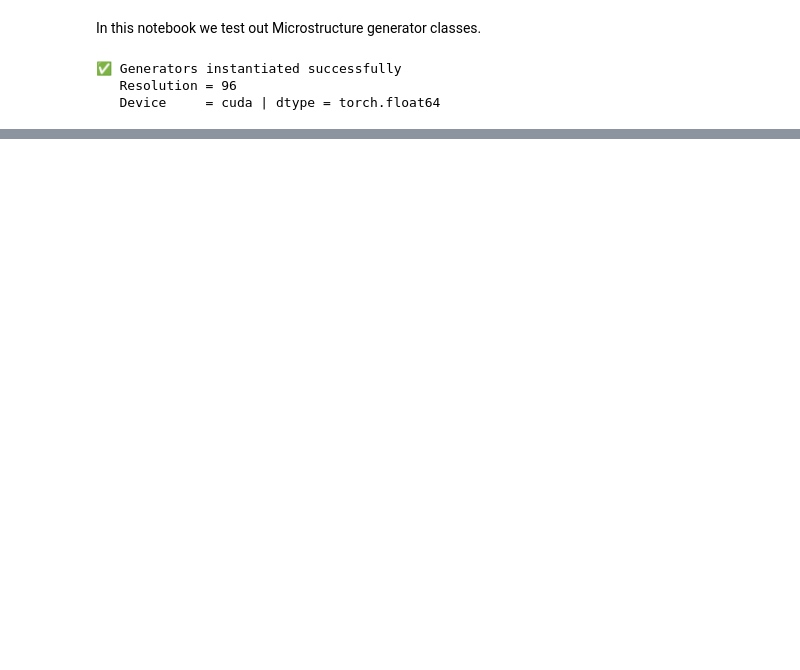
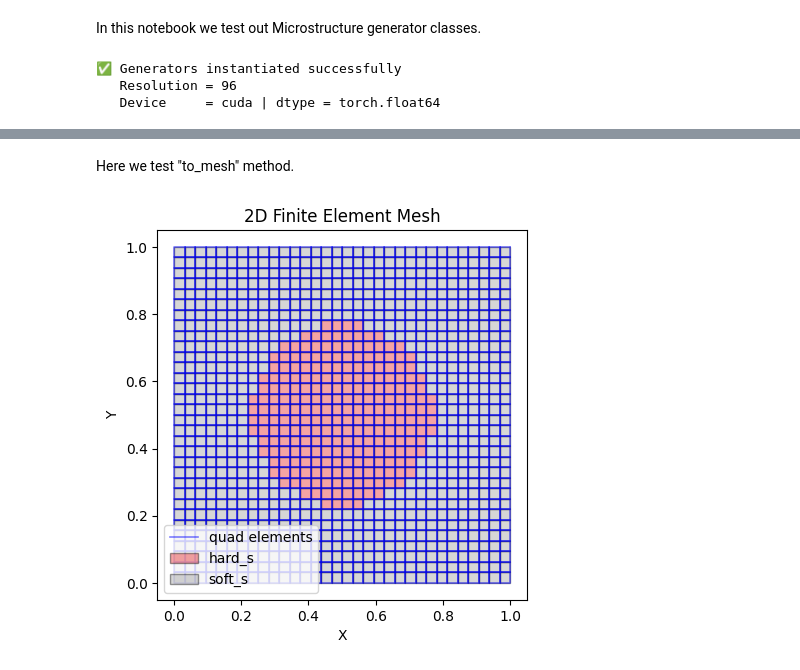
Before and after one commit to bdesia/feinn_project, a Jupyter notebook: notebooks/FEINN-FNO/microgenerator/microstructures_test.ipynb, the cells around one changed output, grey strips where cells are left out. Drawn from its saved outputs; the diff is of its cells as text; code cells hidden in the pictures; blank space fills up the shorter version.

Commit message:
add "to_mesh" method

```diff
--- a/notebooks/FEINN-FNO/microgenerator/microstructures_test.ipynb
+++ b/notebooks/FEINN-FNO/microgenerator/microstructures_test.ipynb
@@ -70 +70,10 @@ STARTING VISUAL AND VOLUME FRACTION VERIFICATION
 ... (7 outputs left out)
+# %% [markdown]
+Here we test "to_mesh" method.
+# %%
+gen = CentralFiber(resolution=32)
+mesh, pairs_lr, pairs_bt = gen.to_mesh(lx=1.0, ly=1.0, fhard=0.25)
+
+mesh.plot(element_groups_to_plot=['hard_s', 'soft_s'], show_nodes=False)
+# %% [output]
+[figure, added]
```
Also changed, not shown: parts of 1 cell of this notebook, 1 other file.
